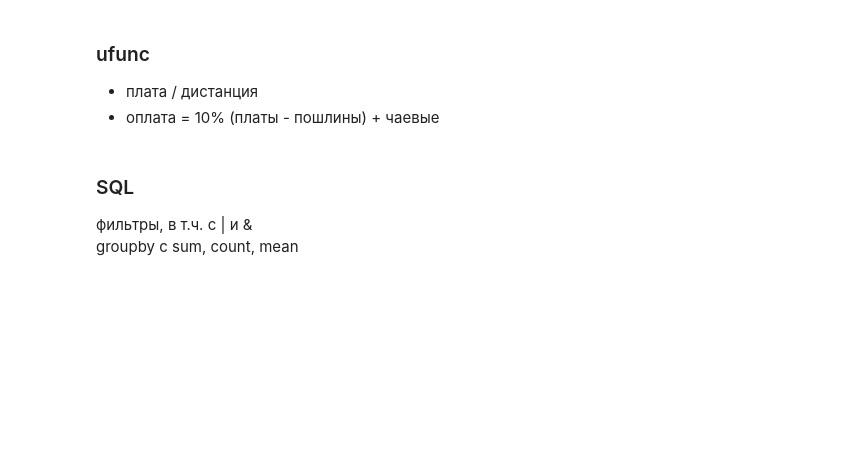
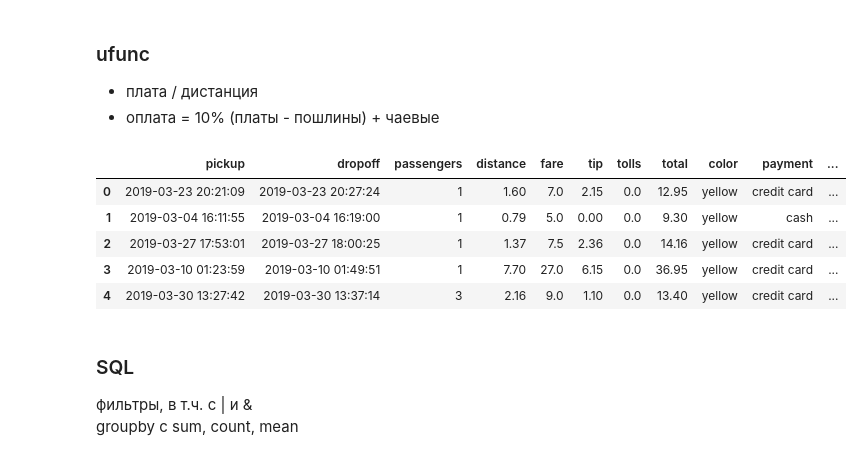
Before and after one commit to gbrs/nadyas_introductory_course, a Jupyter notebook: Untitled.ipynb, the cells around one changed output. Saved outputs shown, nothing was run; the diff lists cells and outputs as text; code cells hidden in the pictures; blank space fills up the shorter version.

```diff
--- a/Untitled.ipynb
+++ b/Untitled.ipynb
@@ -133,3 +137,12 @@ memory usage: 703.7+ KB
+# %%
+df.head()
+# %% [output]
+|  | pickup | dropoff | passengers | distance | fare | tip | tolls | total | color | payment | ... |
+| 0 | 2019-03-23 20:21:09 | 2019-03-23 20:27:24 | 1 | 1.60 | 7.0 | 2.15 | 0.0 | 12.95 | yellow | credit card | ... |
+| 1 | 2019-03-04 16:11:55 | 2019-03-04 16:19:00 | 1 | 0.79 | 5.0 | 0.00 | 0.0 | 9.30 | yellow | cash | ... |
+| 2 | 2019-03-27 17:53:01 | 2019-03-27 18:00:25 | 1 | 1.37 | 7.5 | 2.36 | 0.0 | 14.16 | yellow | credit card | ... |
+| 3 | 2019-03-10 01:23:59 | 2019-03-10 01:49:51 | 1 | 7.70 | 27.0 | 6.15 | 0.0 | 36.95 | yellow | credit card | ... |
+| 4 | 2019-03-30 13:27:42 | 2019-03-30 13:37:14 | 3 | 2.16 | 9.0 | 1.10 | 0.0 | 13.40 | yellow | credit card | ... |
 # %% [markdown]
 ### SQL
 фильтры, в т.ч. с | и &
```
Also changed, not shown: parts of 5 cells of this notebook.
